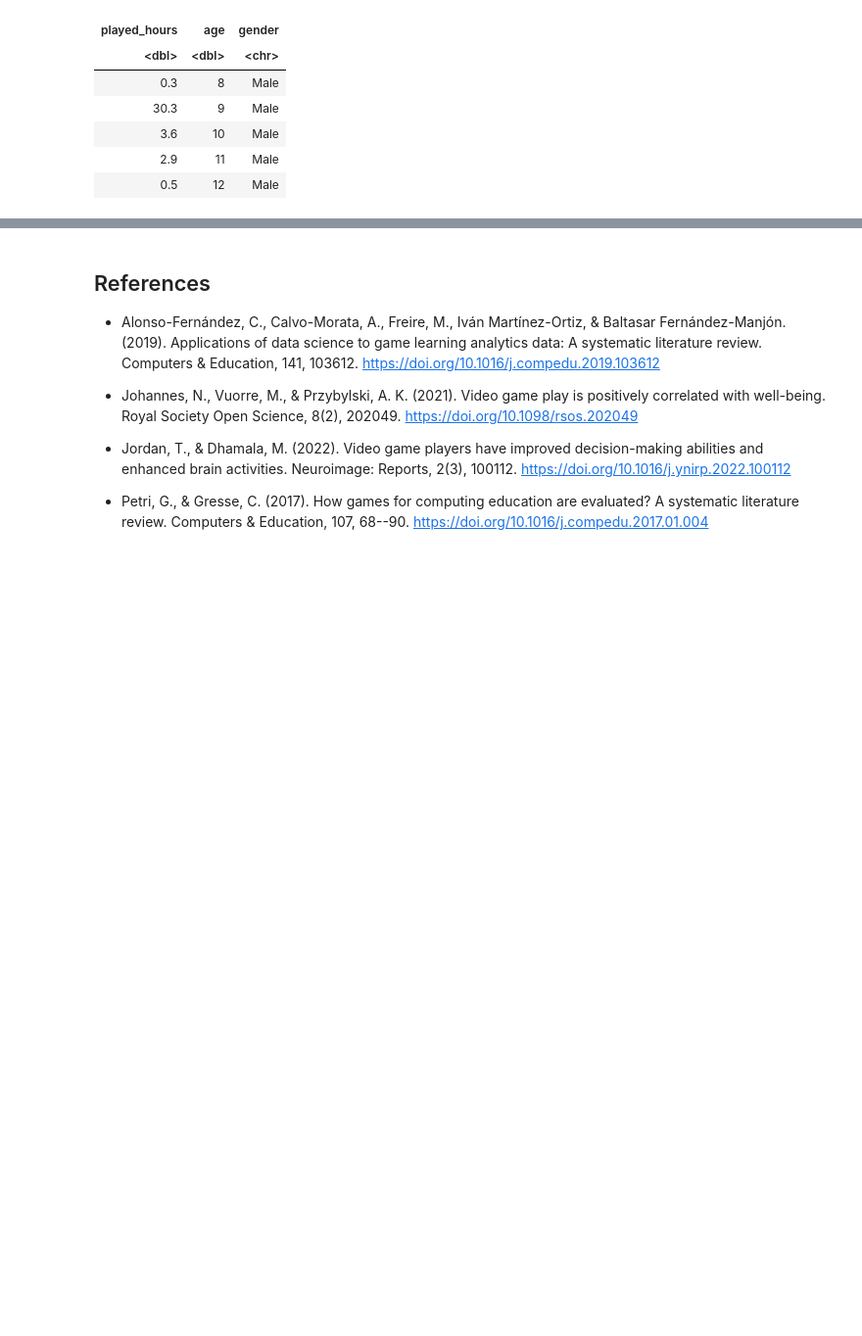
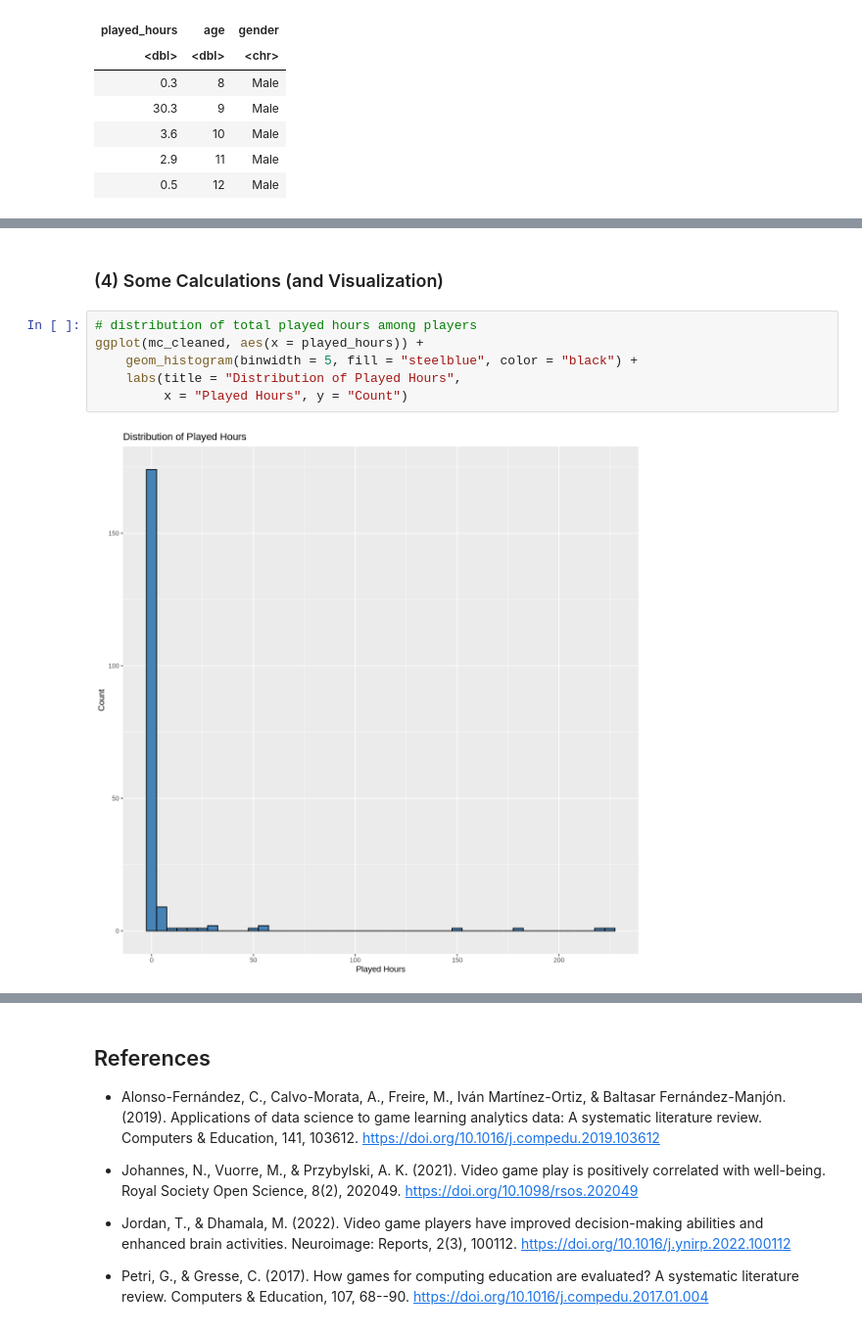
Before and after one commit to ExxML/minecraft_group_project, a Jupyter notebook: minecraft_project.ipynb, the cells around one changed output, grey strips where cells are left out. Shown at 98% size. Saved outputs shown, nothing was run; the diff lists cells and outputs as text; blank space fills up the shorter version.

Commit message:
Added more visualizations

```diff
--- a/minecraft_project.ipynb
+++ b/minecraft_project.ipynb
@@ -277,0 +185,10 @@ mc_plot_final
+# %% [markdown]
+### (4) Some Calculations (and Visualization)
+# %%
+# distribution of total played hours among players
+ggplot(mc_cleaned, aes(x = played_hours)) +
+    geom_histogram(binwidth = 5, fill = "steelblue", color = "black") +
+    labs(title = "Distribution of Played Hours",
+         x = "Played Hours", y = "Count")
+# %% [output]
+[figure, added]
```
Also changed, not shown: parts of 11 cells of this notebook.
